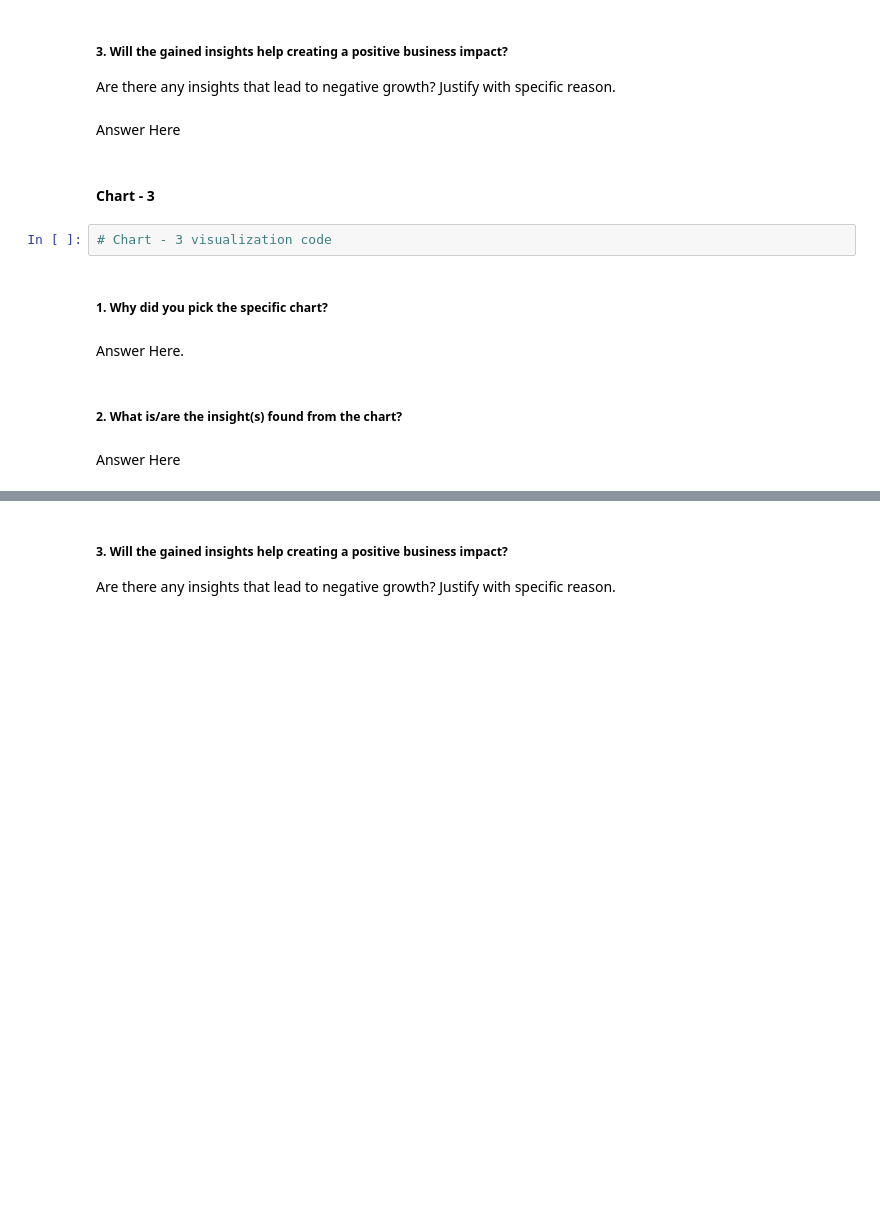
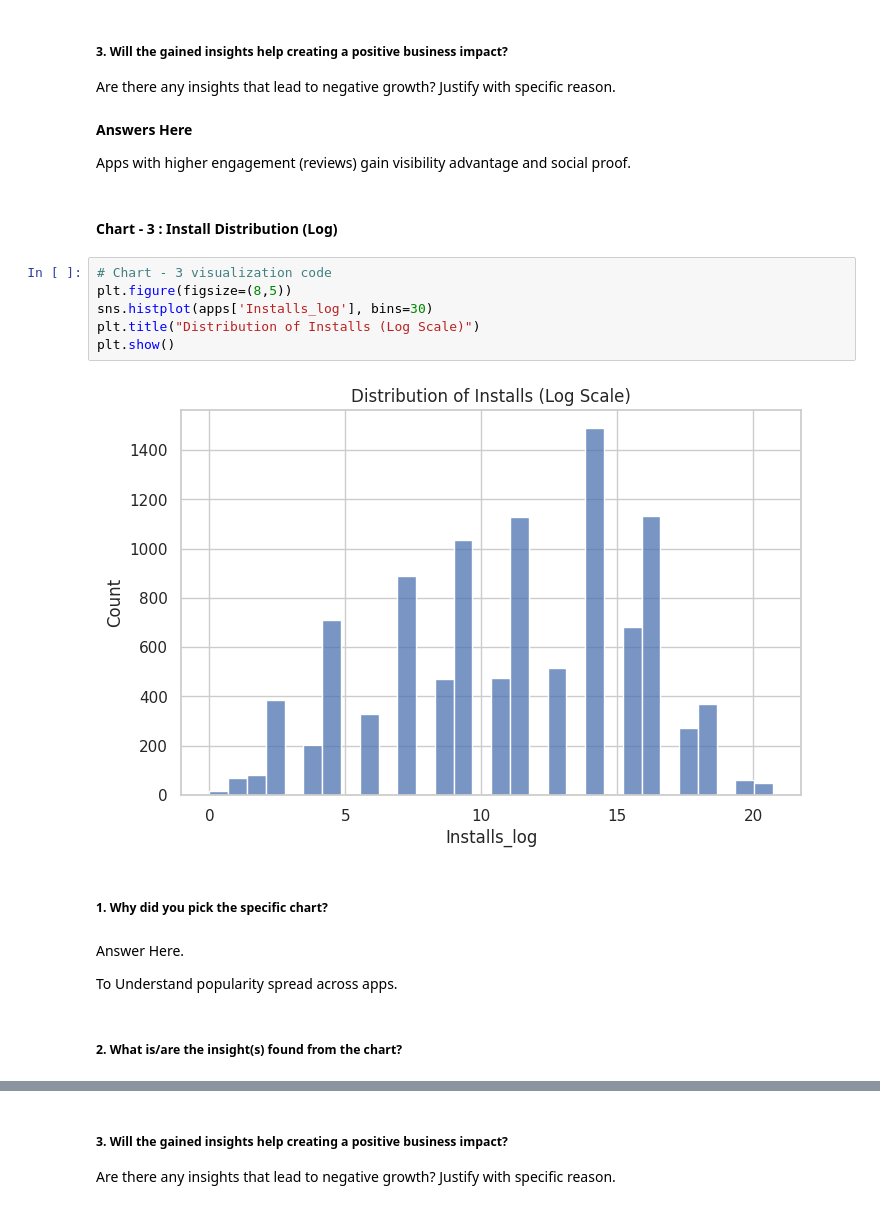
Before and after one commit to akhilypandey/Play-Store-App-Review-Analysis, a Jupyter notebook: Play_Store_App_Review_Analysis_EDA.ipynb, the cells around one changed output, grey strips where cells are left out. Saved outputs shown, nothing was run; the diff lists cells and outputs as text; blank space fills up the shorter version.

```diff
--- a/Play_Store_App_Review_Analysis_EDA.ipynb
+++ b/Play_Store_App_Review_Analysis_EDA.ipynb
@@ -178,17 +289,25 @@ Answer Here
 # %% [markdown]
 ##### 3. Will the gained insights help creating a positive business impact?
 Are there any insights that lead to negative growth? Justify with specific reason.
-# %% [markdown]
-Answer Here
+# %% [markdown]
+**Answers Here**
+
+Apps with higher engagement (reviews) gain visibility advantage and social proof.
 # %% [markdown]
-#### Chart - 3
+#### Chart - 3 : Install Distribution (Log)
-# %%
-# Chart - 3 visualization code
+# %%
+# Chart - 3 visualization code
+plt.figure(figsize=(8,5))
+sns.histplot(apps['Installs_log'], bins=30)
+plt.title("Distribution of Installs (Log Scale)")
+plt.show()
+# %% [output]
+[figure, added]
 # %% [markdown]
 ##### 1. Why did you pick the specific chart?
-# %% [markdown]
-Answer Here.
+# %% [markdown]
+Answer Here.
+
+To Understand popularity spread across apps.
 # %% [markdown]
 ##### 2. What is/are the insight(s) found from the chart?
-# %% [markdown]
-Answer Here
```
Also changed, not shown: parts of 153 cells of this notebook.
